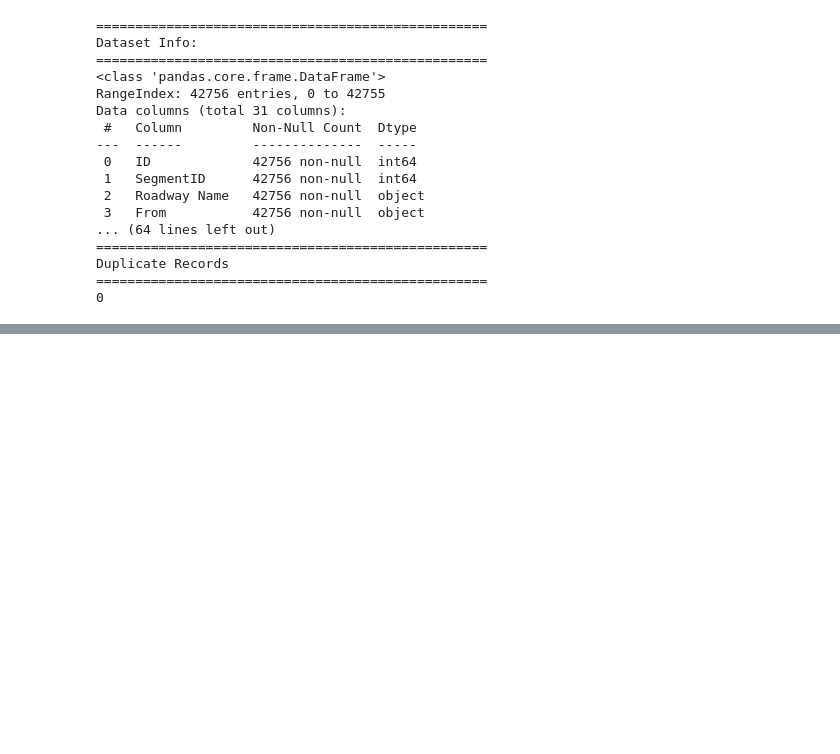
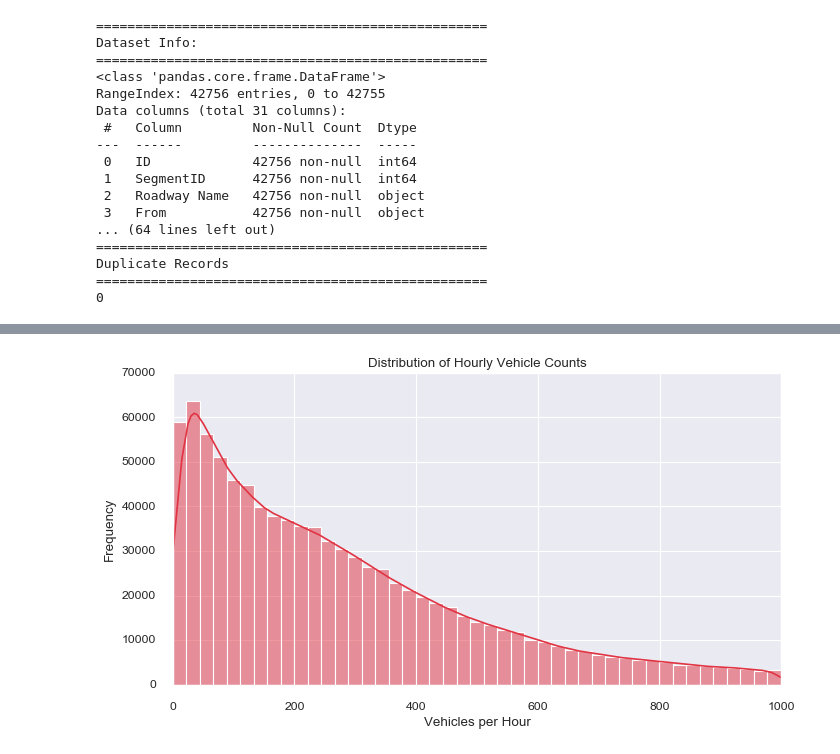
Before and after one commit to ashu-tagore/NYC-Traffic-Intelligence, a Jupyter notebook: notebooks/01_data_exploration.ipynb, the cells around one changed output, grey strips where cells are left out. Saved outputs shown, nothing was run; the diff lists cells and outputs as text; code cells hidden in the pictures; blank space fills up the shorter version.

```diff
--- a/notebooks/01_data_exploration.ipynb
+++ b/notebooks/01_data_exploration.ipynb
@@ -70,0 +169,11 @@ Duplicate Records
+# %%
+# CELL 6 – Plotting overall distribution of hourly vehicle counts
+plt.figure(figsize=(9,5))
+sns.histplot(df["vehicles_counted"], bins=45, kde=True, color=sns.color_palette("rocket")[3])
+plt.title("Distribution of Hourly Vehicle Counts")
+plt.xlabel("Vehicles per Hour")
+plt.ylabel("Frequency")
+plt.tight_layout()
+plt.show()
+# %% [output]
+[figure, added]
```
Also changed, not shown: parts of 13 cells of this notebook.
